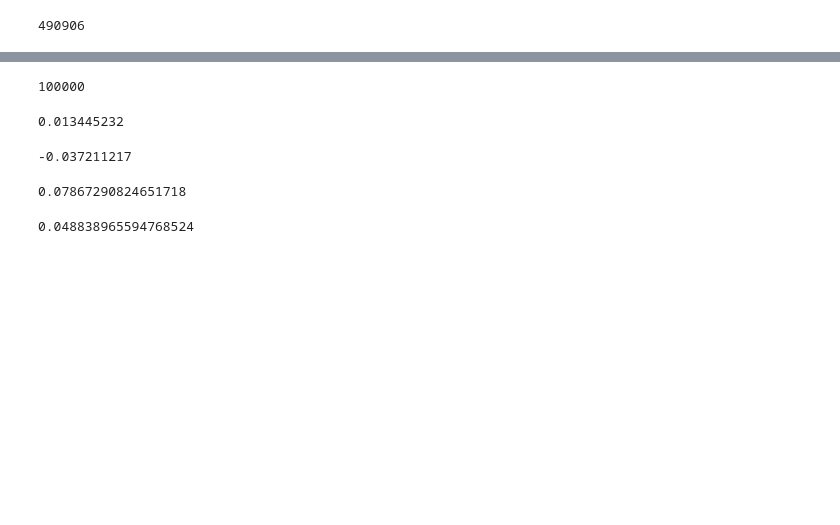
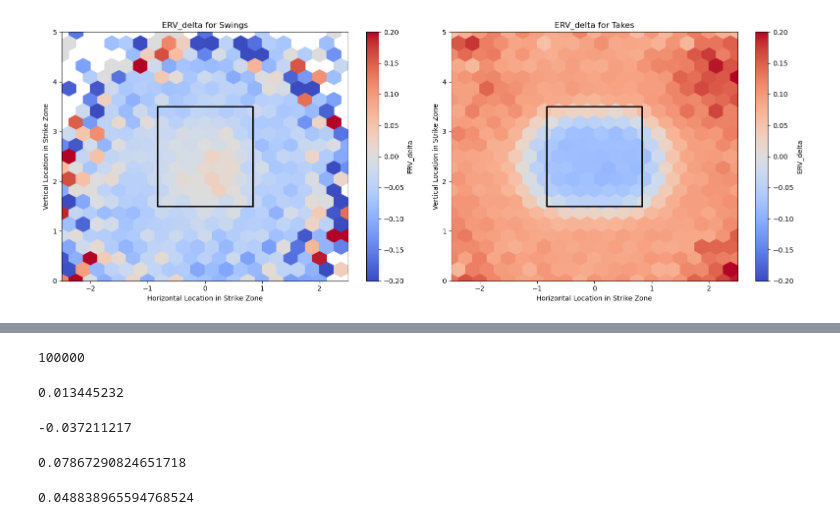
Before and after one commit to wesleyykim3/Swing-Decision-Model, a Jupyter notebook: Model_Code.ipynb, the cells around one changed output, grey strips where cells are left out. Drawn from its saved outputs; the diff is of its cells as text; code cells hidden in the pictures; blank space fills up the shorter version.

```diff
--- a/Model_Code.ipynb
+++ b/Model_Code.ipynb
@@ -12,4 +11,6 @@ from sklearn.preprocessing import MinMaxScaler
 from sklearn.dummy import DummyRegressor
 from sklearn.metrics import mean_absolute_error, mean_squared_error, r2_score
 # %%
-data = pd.read_csv('/Users/beckettdowhan/Downloads/data_cleaned.csv', low_memory=False)
+data = pd.read_csv('data_cleaned.csv', low_memory=False)
+data.dropna(inplace=True)
+data.reset_index(drop=True)
@@ -16,6 +31,2 @@ data = pd.read_csv('/Users/beckettdowhan/Downloads/data_cleaned.csv', low_memory
-# %%
-len(data)
-# %% [output]
-490906
 # %%
 # Separate swing from take data
@@ -25 +37,51 @@ take_data = data[data['Swing/Take'] == 'Take']
+# %%
+x_swings = swing_data['PlateLocSide']
+y_swings = swing_data['PlateLocHeight']
+erv_delta_swings = swing_data['ERV_delta']
+
+x_takes = take_data['PlateLocSide']
+y_takes = take_data['PlateLocHeight']
+erv_delta_takes = take_data['ERV_delta']
+
+strike_zone_x = [0.833, 0.833, -0.833, -0.833, 0.833]
+strike_zone_y = [1.5, 3.5, 3.5, 1.5, 1.5]
+x_range = (-2.5, 2.5)
+y_range = (0, 5)
+
+fig, axes = plt.subplots(1, 2, figsize=(16, 6))
+
+# Hexbin plot for swings
+hb_swings = axes[0].hexbin(
+    x_swings, y_swings, C=erv_delta_swings,
+    gridsize=20, extent=(x_range[0], x_range[1], y_range[0], y_range[1]),
+    cmap='coolwarm', reduce_C_function=np.mean,
+    norm=Normalize(vmin=-0.2, vmax=0.2)
+)
+axes[0].plot(strike_zone_x, strike_zone_y, color='black', lw=2)
+axes[0].set_xlim(x_range)
+axes[0].set_ylim(y_range)
+axes[0].set_title('ERV_delta for Swings')
+axes[0].set_xlabel('Horizontal Location in Strike Zone')
+axes[0].set_ylabel('Vertical Location in Strike Zone')
+fig.colorbar(hb_swings, ax=axes[0], label='ERV_delta')
+
+# Hexbin plot for takes
+hb_takes = axes[1].hexbin(
+    x_takes, y_takes, C=erv_delta_takes,
+    gridsize=20, extent=(x_range[0], x_range[1], y_range[0], y_range[1]),
+    cmap='coolwarm', reduce_C_function=np.mean,
+    norm=Normalize(vmin=-0.2, vmax=0.2)
+)
+axes[1].plot(strike_zone_x, strike_zone_y, color='black', lw=2)
+axes[1].set_xlim(x_range)
+axes[1].set_ylim(y_range)
+axes[1].set_title('ERV_delta for Takes')
+axes[1].set_xlabel('Horizontal Location in Strike Zone')
+axes[1].set_ylabel('Vertical Location in Strike Zone')
+fig.colorbar(hb_takes, ax=axes[1], label='ERV_delta')
+
+plt.tight_layout()
+plt.show()
+# %% [output]
+[figure, added]
 # %%
```
Also changed, not shown: parts of 12 cells of this notebook.
